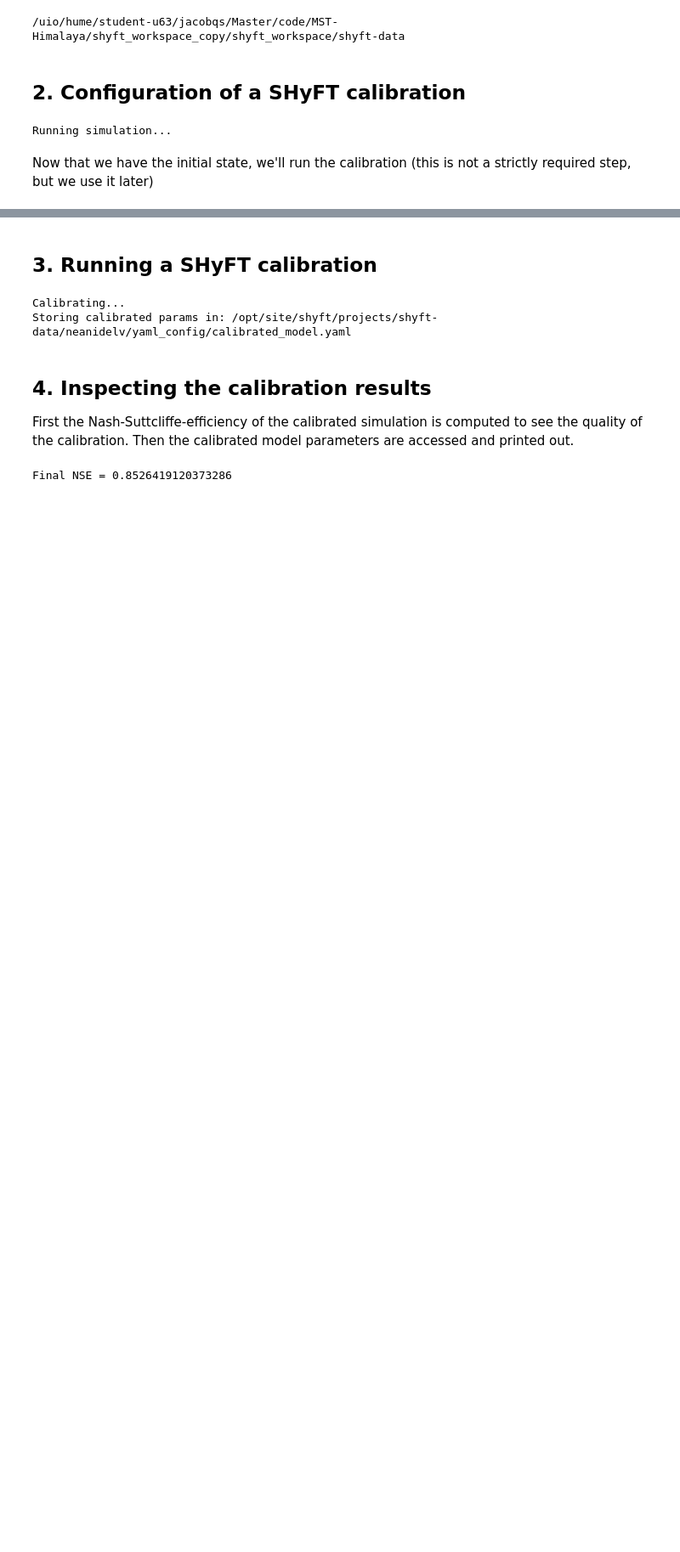
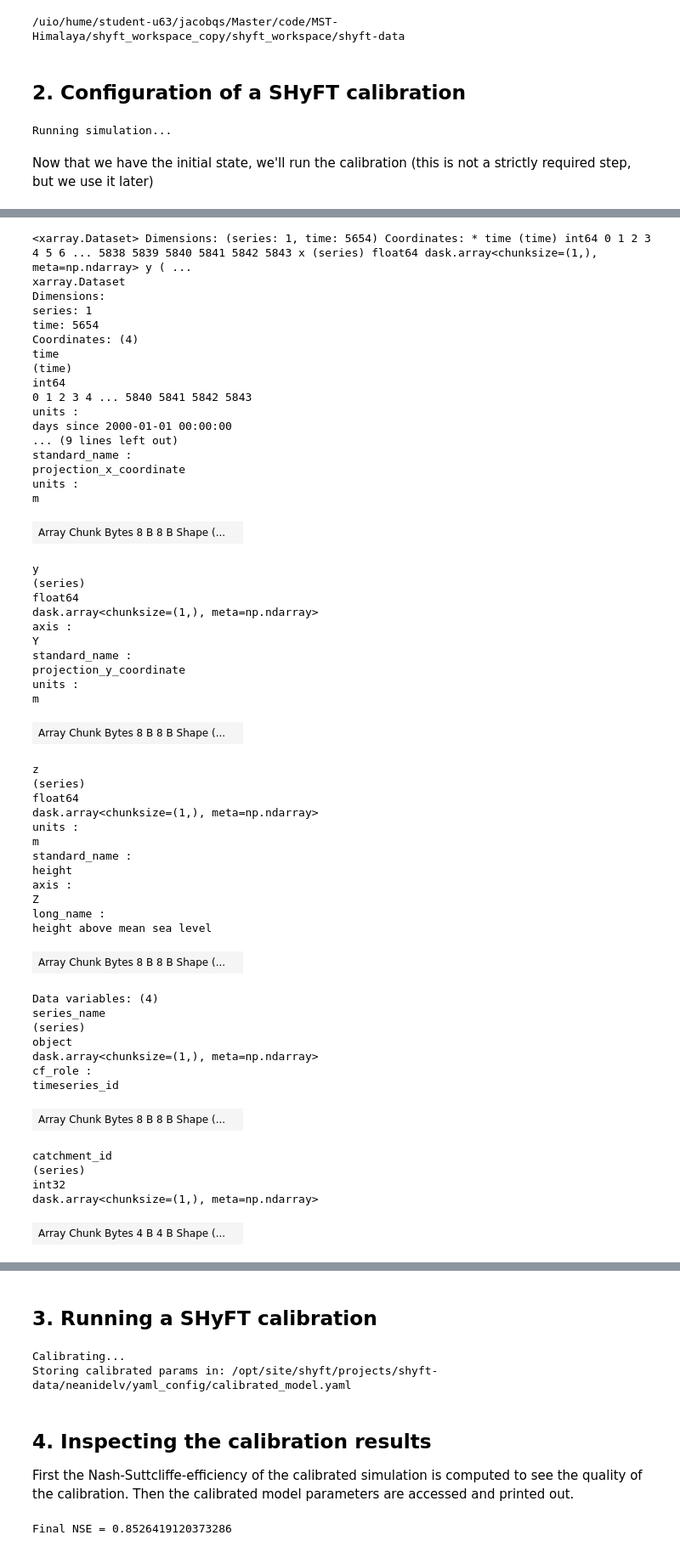
Before and after one commit to jacobqs/MST-Himalaya, a Jupyter notebook: shyft_workspace_copy/shyft_workspace/shyft-doc/public/notebooks/budhi_gandaki/calibration-configured.ipynb, the cells around one changed output, grey strips where cells are left out. Shown at 85% size. Cells and saved outputs as stored; diff of their text form; code cells hidden in the pictures; blank space fills up the shorter version.

```diff
--- a/shyft_workspace_copy/shyft_workspace/shyft-doc/public/notebooks/budhi_gandaki/calibration-configured.ipynb
+++ b/shyft_workspace_copy/shyft_workspace/shyft-doc/public/notebooks/budhi_gandaki/calibration-configured.ipynb
@@ -90,0 +243,3 @@ ValueError: setting an array element with a sequence. The requested array has an
+# %%
+import xarray as xr
+dc = xr.open_mfdataset(shyft_data_path + '/netcdf/orchestration-testdata/discharge.nc', decode_times = False)
@@ -90,0 +309,58 @@ ValueError: setting an array element with a sequence. The requested array has an
+# %%
+dc
+# %% [output]
+<xarray.Dataset> Dimensions: (series: 1, time: 5654) Coordinates: * time (time) int64 0 1 2 3 4 5 6 ... 5838 5839 5840 5841 5842 5843 x (series) float64 dask.array<chunksize=(1,), meta=np.ndarray> y ( ...
+xarray.Dataset
+Dimensions:
+series: 1
+time: 5654
+Coordinates: (4)
+time
+(time)
+int64
+0 1 2 3 4 ... 5840 5841 5842 5843
+units :
+days since 2000-01-01 00:00:00
+... (9 lines left out)
+standard_name :
+projection_x_coordinate
+units :
+m
+| Array Chunk Bytes 8 B 8 B Shape (... |  |
+y
+(series)
+float64
+dask.array<chunksize=(1,), meta=np.ndarray>
+axis :
+Y
+standard_name :
+projection_y_coordinate
+units :
+m
+| Array Chunk Bytes 8 B 8 B Shape (... |  |
+z
+(series)
+float64
+dask.array<chunksize=(1,), meta=np.ndarray>
+units :
+m
+standard_name :
+height
+axis :
+Z
+long_name :
+height above mean sea level
+| Array Chunk Bytes 8 B 8 B Shape (... |  |
+Data variables: (4)
+series_name
+(series)
+object
+dask.array<chunksize=(1,), meta=np.ndarray>
+cf_role :
+timeseries_id
+| Array Chunk Bytes 8 B 8 B Shape (... |  |
+catchment_id
+(series)
+int32
+dask.array<chunksize=(1,), meta=np.ndarray>
+| Array Chunk Bytes 4 B 4 B Shape (... |  |
```
Also changed, not shown: parts of 68 cells of this notebook, 5 other files.
